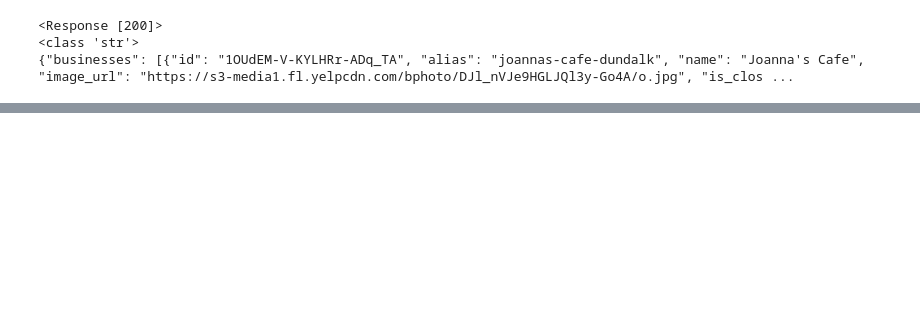
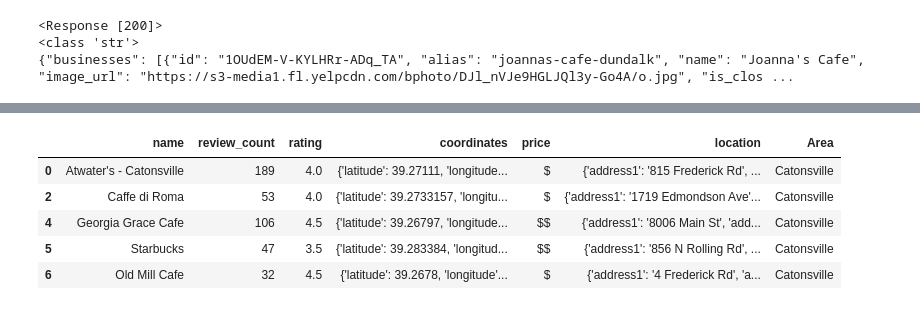
Before and after one commit to jaredfincke/Homework2, a Jupyter notebook: Notebooks/Data_Retrieval.ipynb, the cells around one changed output, grey strips where cells are left out. Drawn from its saved outputs; the diff is of its cells as text; code cells hidden in the pictures; blank space fills up the shorter version.

Commit message:
Uploading Data and Notebook

```diff
--- a/Notebooks/Data_Retrieval.ipynb
+++ b/Notebooks/Data_Retrieval.ipynb
@@ -56,7 +58,11 @@ print(response.text[:1000])
 # %%
 df = pd.DataFrame.from_dict(response.json()['businesses'])
+# Declare a list that is to be converted into a column
+df['Area'] = 'Catonsville'
 print(len(df))
 print(df.columns)
+
+df.to_csv(r'../Data/raw_yelp_Cville.csv', index = False)
 # %% [output]
 50
 Index(['id', 'alias', 'name', 'image_url', 'is_closed', 'url', 'review_count',
@@ -148,0 +194,10 @@ cddf = ddf.dropna(axis = 'rows');
+# %%
+Catonsville = cdf.drop(['id', 'alias', 'image_url', 'is_closed', 'url','categories','transactions','phone','display_phone','distance'], axis=1)
+Catonsville.head()
+# %% [output]
+|  | name | review_count | rating | coordinates | price | location | Area |
+| 0 | Atwater's - Catonsville | 189 | 4.0 | {'latitude': 39.27111, 'longitude... | $ | {'address1': '815 Frederick Rd', ... | Catonsville |
+| 2 | Caffe di Roma | 53 | 4.0 | {'latitude': 39.2733157, 'longitu... | $ | {'address1': '1719 Edmondson Ave'... | Catonsville |
+| 4 | Georgia Grace Cafe | 106 | 4.5 | {'latitude': 39.26797, 'longitude... | $$ | {'address1': '8006 Main St', 'add... | Catonsville |
+| 5 | Starbucks | 47 | 3.5 | {'latitude': 39.283384, 'longitud... | $$ | {'address1': '856 N Rolling Rd', ... | Catonsville |
+| 6 | Old Mill Cafe | 32 | 4.5 | {'latitude': 39.2678, 'longitude'... | $ | {'address1': '4 Frederick Rd', 'a... | Catonsville |
```
Also changed, not shown: parts of 13 cells of this notebook, 5 other files.
